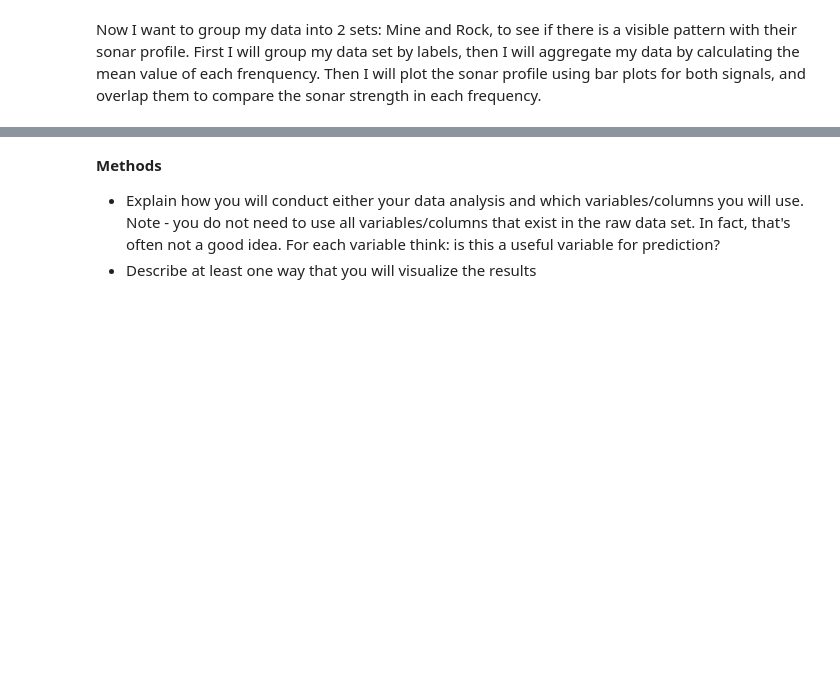
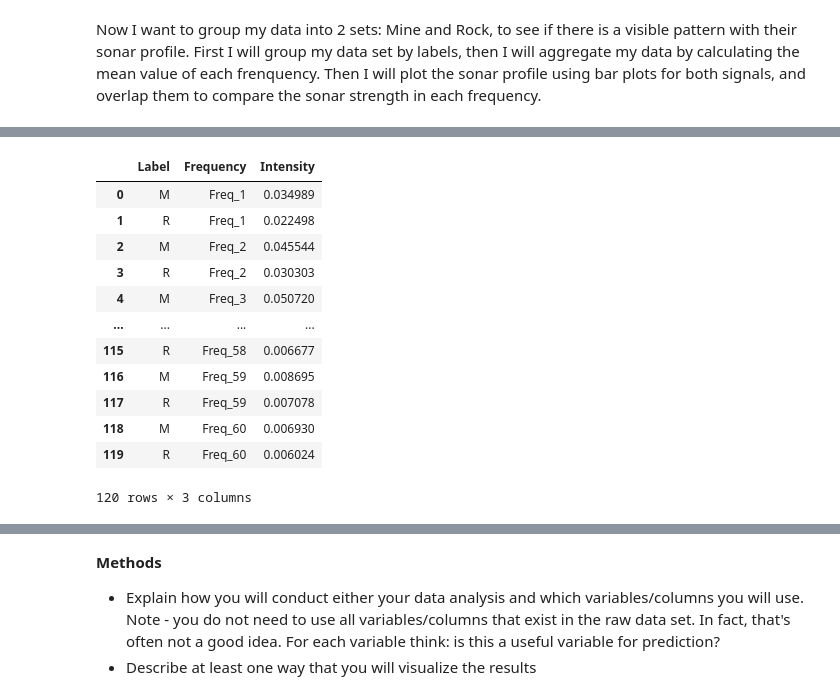
Before and after one commit to OminiCarlos/DSCI100_Group_14_Proposal_Mine_Finder, a Jupyter notebook: Mine_Finder.ipynb, the cells around one changed output, grey strips where cells are left out. Saved outputs shown, nothing was run; the diff lists cells and outputs as text; code cells hidden in the pictures; blank space fills up the shorter version.

```diff
--- a/Mine_Finder.ipynb
+++ b/Mine_Finder.ipynb
@@ -91,0 +91,24 @@ We can see that the profile of Mine is different from that of rocks. For example
+# %%
+# sort columns
+sorted_cols = ['Label'] + sorted(snoar_data_agg.columns[1:], key=lambda x: int(x.split('_')[1]))
+
+# melt data into long format
+sonar_agg_melt = snoar_data_agg.melt(id_vars = "Label",
+                                     var_name="Frequency",
+                                     value_name = "Intensity"
+                                    )
+sonar_agg_melt
+# %% [output]
+|  | Label | Frequency | Intensity |
+| 0 | M | Freq_1 | 0.034989 |
+| 1 | R | Freq_1 | 0.022498 |
+| 2 | M | Freq_2 | 0.045544 |
+| 3 | R | Freq_2 | 0.030303 |
+| 4 | M | Freq_3 | 0.050720 |
+| ... | ... | ... | ... |
+| 115 | R | Freq_58 | 0.006677 |
+| 116 | M | Freq_59 | 0.008695 |
+| 117 | R | Freq_59 | 0.007078 |
+| 118 | M | Freq_60 | 0.006930 |
+| 119 | R | Freq_60 | 0.006024 |
+120 rows × 3 columns
```
Also changed, not shown: parts of 4 cells of this notebook.
